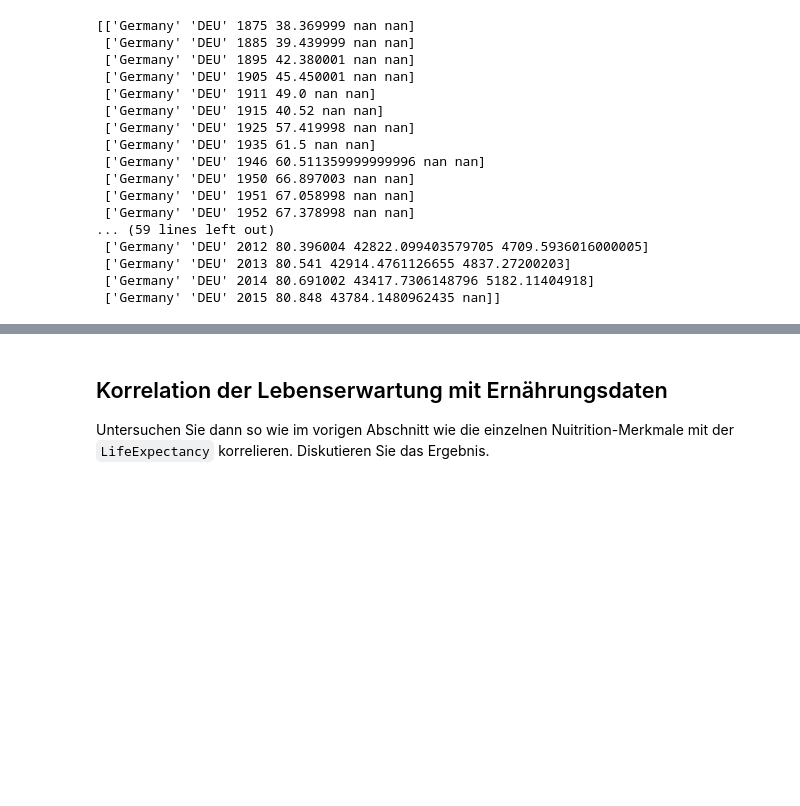
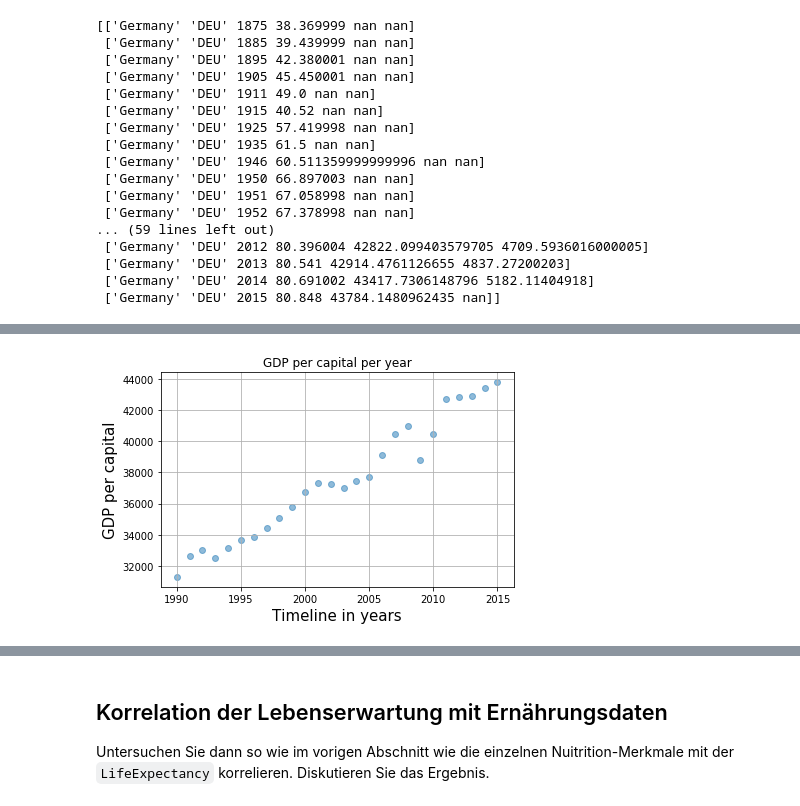
Before and after one commit to JaninaMattes/data-mining-pattern-recogntion, a Jupyter notebook: src/proj1_global_health_app/model/Project1_Global_HealthData_App.ipynb, the cells around one changed output, grey strips where cells are left out. Drawn from its saved outputs; the diff is of its cells as text; code cells hidden in the pictures; blank space fills up the shorter version.

```diff
--- a/src/proj1_global_health_app/model/Project1_Global_HealthData_App.ipynb
+++ b/src/proj1_global_health_app/model/Project1_Global_HealthData_App.ipynb
@@ -569,0 +572,14 @@ plt.show()
+# %%
+fig, ax = plt.subplots()
+ax.scatter(years[:], gdp_cap[:], alpha=0.5)
+
+ax.set_xlabel('Timeline in years', fontsize=15)
+ax.set_ylabel('GDP per capital', fontsize=15)
+ax.set_title('GDP per capital per year')
+
+ax.grid(True)
+fig.tight_layout()
+
+plt.show()
+# %% [output]
+[figure, added]
```
Also changed, not shown: parts of 4 cells of this notebook.
